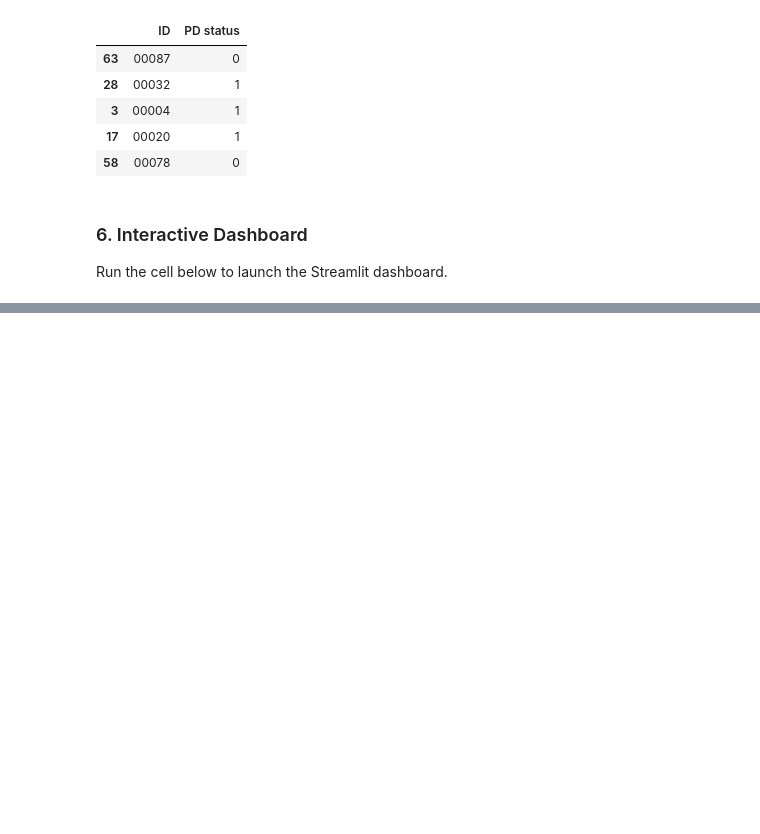
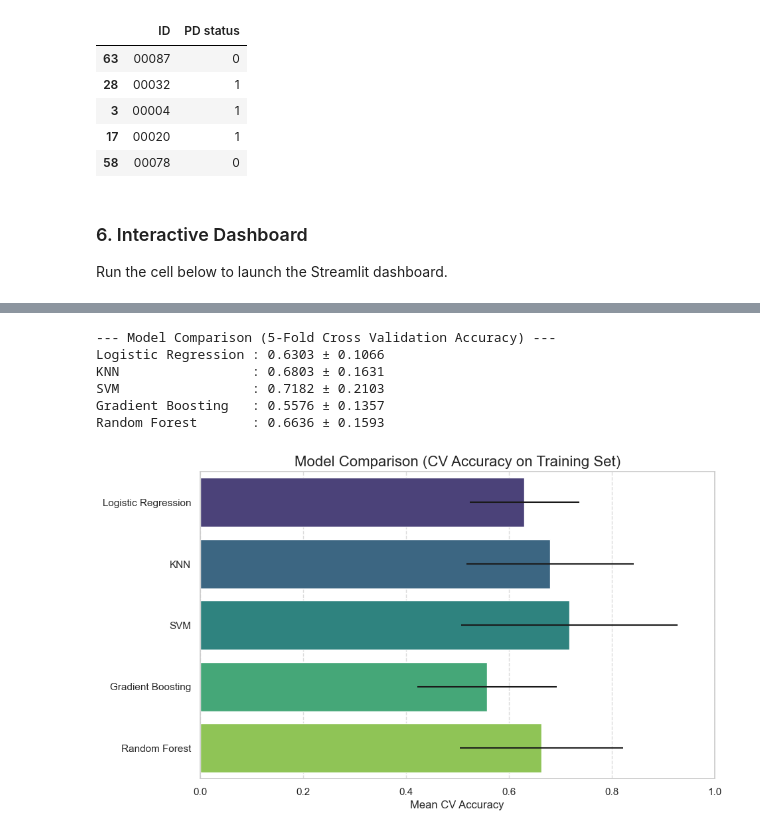
Before and after one commit to Step0491/Computer-Vision-Project---Parkinson-Binary-Classifier, a Jupyter notebook: main.ipynb, the cells around one changed output, grey strips where cells are left out. Cells and saved outputs as stored; diff of their text form; code cells hidden in the pictures; blank space fills up the shorter version.

```diff
--- a/main.ipynb
+++ b/main.ipynb
@@ -298,0 +399,55 @@ print("[*] You can now continue using the notebook!")
+# %%
+from sklearn.linear_model import LogisticRegression
+from sklearn.neighbors import KNeighborsClassifier
+from sklearn.svm import SVC
+from sklearn.ensemble import RandomForestClassifier, GradientBoostingClassifier
+from sklearn.model_selection import StratifiedKFold, cross_val_score
+import numpy as np
+
+# Dizionario dei modelli da testare
+models = {
+    "Logistic Regression": LogisticRegression(random_state=42, class_weight='balanced', max_iter=1000),
+    "KNN": KNeighborsClassifier(n_neighbors=5),
+    "SVM": SVC(random_state=42, class_weight='balanced'),
+    "Gradient Boosting": GradientBoostingClassifier(random_state=42),
+    "Random Forest": RandomForestClassifier(n_estimators=200, max_depth=7, min_samples_split=5,
+                                            min_samples_leaf=2, max_features='sqrt',
+                                            random_state=42, class_weight='balanced')
+}
+
+cv = StratifiedKFold(n_splits=5, shuffle=True, random_state=42)
+
+print("--- Model Comparison (5-Fold Cross Validation Accuracy) ---")
+results = {}
+for name, model in models.items():
+    # Eseguiamo la cross-validation sull'accuracy
+    cv_scores = cross_val_score(model, X_train_scaled, y_train, cv=cv, scoring='accuracy')
+    results[name] = {
+        'mean_acc': np.mean(cv_scores),
+        'std_acc': np.std(cv_scores)
+    }
+    print(f"{name:<20}: {np.mean(cv_scores):.4f} ± {np.std(cv_scores):.4f}")
+
+# Plot dei risultati
+import matplotlib.pyplot as plt
+import seaborn as sns
+
+names = list(results.keys())
+means = [results[n]['mean_acc'] for n in names]
+stds = [results[n]['std_acc'] for n in names]
+
+plt.figure(figsize=(10, 6))
+sns.barplot(x=means, y=names, xerr=stds, palette="viridis")
+plt.title('Model Comparison (CV Accuracy on Training Set)', fontsize=16)
+plt.xlabel('Mean CV Accuracy', fontsize=12)
+plt.xlim(0, 1.0)
+plt.grid(axis='x', linestyle='--', alpha=0.7)
+plt.show()
+# %% [output]
+--- Model Comparison (5-Fold Cross Validation Accuracy) ---
+Logistic Regression : 0.6303 ± 0.1066
+KNN                 : 0.6803 ± 0.1631
+SVM                 : 0.7182 ± 0.2103
+Gradient Boosting   : 0.5576 ± 0.1357
+Random Forest       : 0.6636 ± 0.1593
+[figure, added]
```
Also changed, not shown: parts of 3 cells of this notebook, 10 other files.
